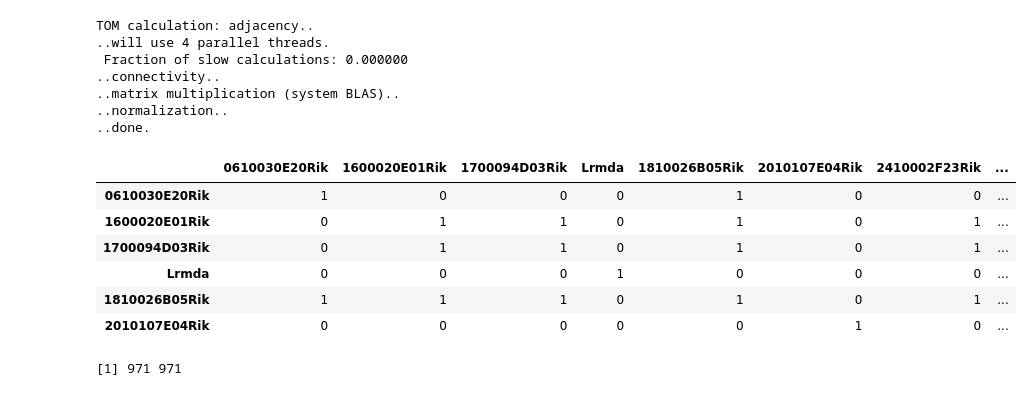
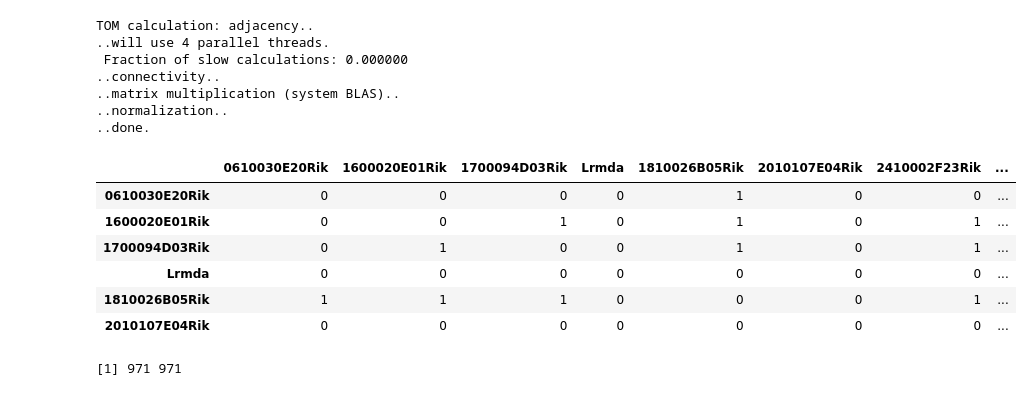
Before and after one commit to anuprulez/amma, a Jupyter notebook: src/Pre-visualization.ipynb, the cells around one changed output. Cells and saved outputs as stored; diff of their text form; code cells hidden in the pictures.

```diff
--- a/src/Pre-visualization.ipynb
+++ b/src/Pre-visualization.ipynb
@@ -270,15 +275,16 @@ dimnames(mod_TOM) = list(mod_genes, mod_genes)
 # %%
 # Transform into adjency matrix while keeping gene connection if the value > 0.005
 adjency = (as.matrix(mod_TOM)>0.005)*1
+diag(adjency) = 0
 head(adjency)
 # %% [output]
 |  | 0610030E20Rik | 1600020E01Rik | 1700094D03Rik | Lrmda | 1810026B05Rik | 2010107E04Rik | 2410002F23Rik | ... |
-| 0610030E20Rik | 1 | 0 | 0 | 0 | 1 | 0 | 0 | ... |
-| 1600020E01Rik | 0 | 1 | 1 | 0 | 1 | 0 | 1 | ... |
-| 1700094D03Rik | 0 | 1 | 1 | 0 | 1 | 0 | 1 | ... |
-| Lrmda | 0 | 0 | 0 | 1 | 0 | 0 | 0 | ... |
-| 1810026B05Rik | 1 | 1 | 1 | 0 | 1 | 0 | 1 | ... |
-| 2010107E04Rik | 0 | 0 | 0 | 0 | 0 | 1 | 0 | ... |
+| 0610030E20Rik | 0 | 0 | 0 | 0 | 1 | 0 | 0 | ... |
+| 1600020E01Rik | 0 | 0 | 1 | 0 | 1 | 0 | 1 | ... |
+| 1700094D03Rik | 0 | 1 | 0 | 0 | 1 | 0 | 1 | ... |
+| Lrmda | 0 | 0 | 0 | 0 | 0 | 0 | 0 | ... |
+| 1810026B05Rik | 1 | 1 | 1 | 0 | 0 | 0 | 1 | ... |
+| 2010107E04Rik | 0 | 0 | 0 | 0 | 0 | 0 | 0 | ... |
 # %%
 # Remove the genes only connected to themselves
 connected = which(rowSums(adjency)>1)
```
Also changed, not shown: parts of 11 cells of this notebook, 3 other files.
